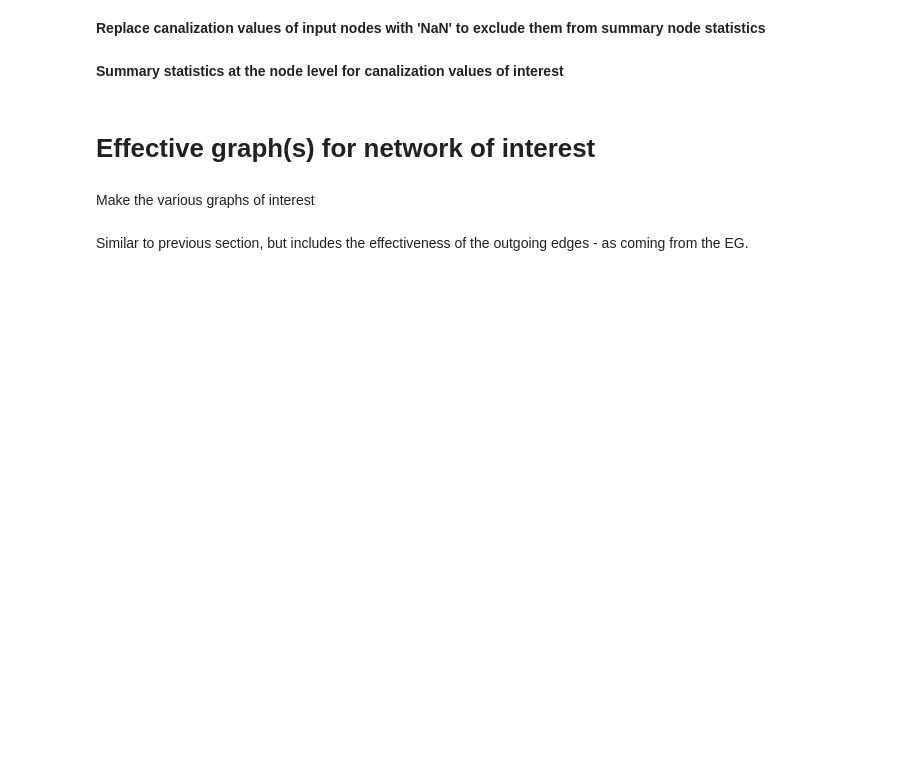
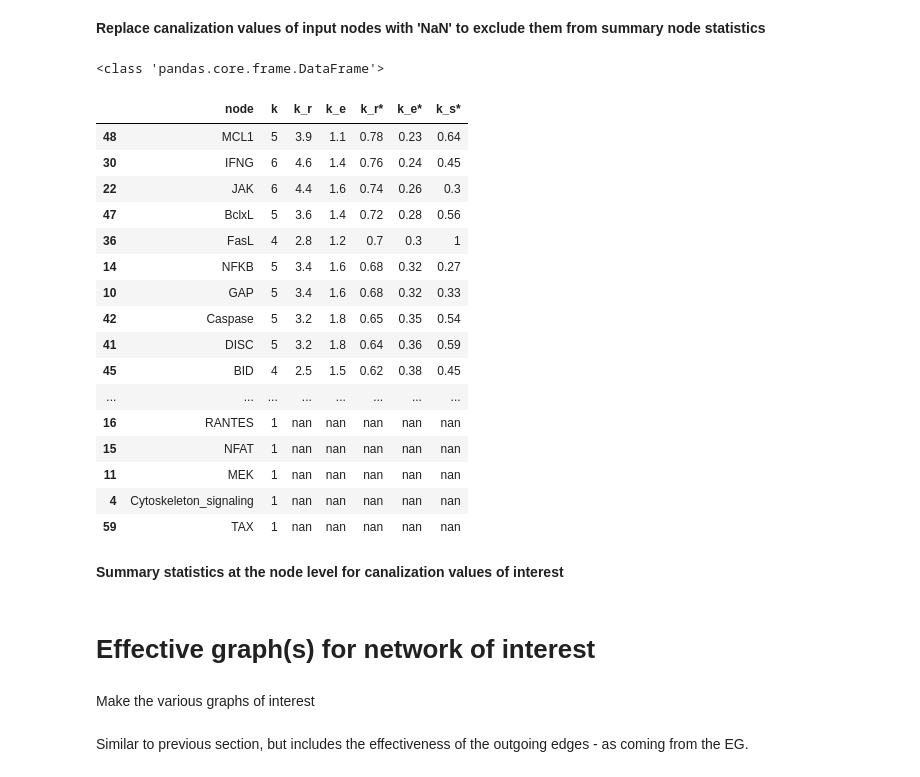
Before and after one commit to johnmetzcar/CANA, a Jupyter notebook: tutorials/Generic workflow for canalization of a Boolean network.ipynb, the cells around one changed output. Cells and saved outputs as stored; diff of their text form; code cells hidden in the pictures; blank space fills up the shorter version.

```diff
--- a/tutorials/Generic workflow for canalization of a Boolean network.ipynb
+++ b/tutorials/Generic workflow for canalization of a Boolean network.ipynb
@@ -77,20 +95,39 @@ dfd = node_analysis_df.loc[:, ['node', 'k_r*', 'k_e*', 'k_s*']]
 **Replace canalization values of input nodes with 'NaN' to exclude them from summary node statistics**
 # %%
 # node_analysis_df = node_analysis_df.loc[node_analysis_df['k'] == 1, ['k_r', 'k_e', 'k_r*', 'k_e*', 'k_s*']] = 'NaN', 'NaN', 'NaN', 'NaN', 'NaN'
-display(type(node_analysis_df))
+print(type(node_analysis_df))
 
 node_analysis_df.loc[(node_analysis_df.k==1),'k_r'] = np.nan
 node_analysis_df.loc[(node_analysis_df.k==1),'k_e'] = np.nan
 node_analysis_df.loc[(node_analysis_df.k==1),'k_r*'] = np.nan
 node_analysis_df.loc[(node_analysis_df.k==1),'k_e*'] = np.nan
 node_analysis_df.loc[(node_analysis_df.k==1),'k_s*'] = np.nan
-node_analysis_df
+display(node_analysis_df)
 
 # If there is an output node with only one input, this will replace those values also and the 0
 # for the redundancy measures also won't get put in the averages!!!!!!!!!!!! How can I tell if it is
 # an output node versus an input node with only degree 1??????
 
 # type(node_analysis_df.loc[0,'k_s*'])
+# %% [output]
+<class 'pandas.core.frame.DataFrame'>
+|  | node | k | k_r | k_e | k_r* | k_e* | k_s* |
+| 48 | MCL1 | 5 | 3.9 | 1.1 | 0.78 | 0.23 | 0.64 |
+| 30 | IFNG | 6 | 4.6 | 1.4 | 0.76 | 0.24 | 0.45 |
+| 22 | JAK | 6 | 4.4 | 1.6 | 0.74 | 0.26 | 0.3 |
+| 47 | BclxL | 5 | 3.6 | 1.4 | 0.72 | 0.28 | 0.56 |
+| 36 | FasL | 4 | 2.8 | 1.2 | 0.7 | 0.3 | 1 |
+| 14 | NFKB | 5 | 3.4 | 1.6 | 0.68 | 0.32 | 0.27 |
+| 10 | GAP | 5 | 3.4 | 1.6 | 0.68 | 0.32 | 0.33 |
+| 42 | Caspase | 5 | 3.2 | 1.8 | 0.65 | 0.35 | 0.54 |
+| 41 | DISC | 5 | 3.2 | 1.8 | 0.64 | 0.36 | 0.59 |
+| 45 | BID | 4 | 2.5 | 1.5 | 0.62 | 0.38 | 0.45 |
+| ... | ... | ... | ... | ... | ... | ... | ... |
+| 16 | RANTES | 1 | nan | nan | nan | nan | nan |
+| 15 | NFAT | 1 | nan | nan | nan | nan | nan |
+| 11 | MEK | 1 | nan | nan | nan | nan | nan |
+| 4 | Cytoskeleton_signaling | 1 | nan | nan | nan | nan | nan |
+| 59 | TAX | 1 | nan | nan | nan | nan | nan |
 # %% [markdown]
 **Summary statistics at the node level for canalization values of interest**
 # %%
```
Also changed, not shown: parts of 3 cells of this notebook, 1 other file.
